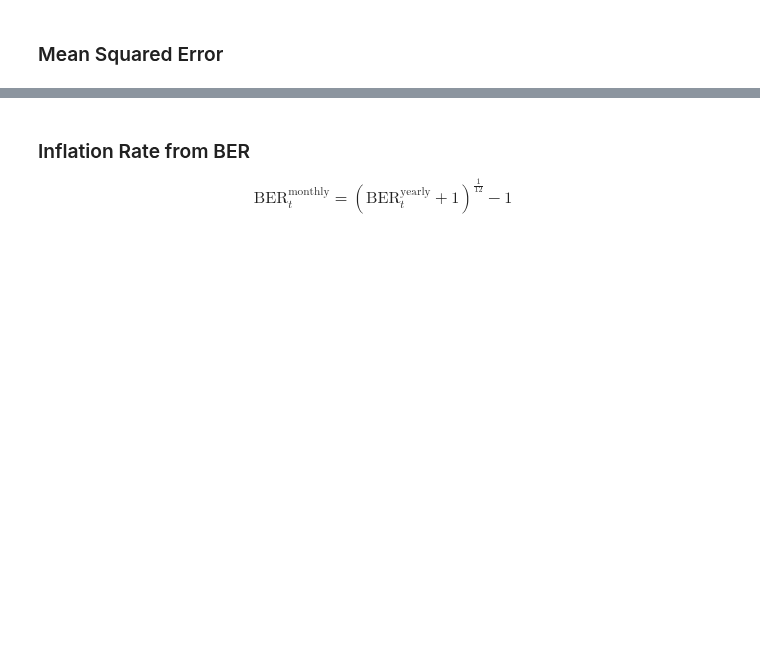
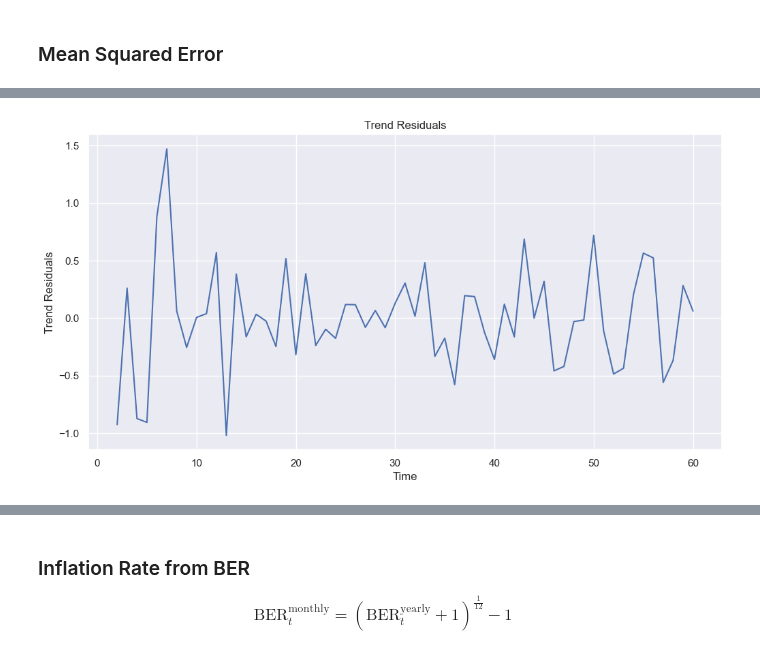
Before and after one commit to eddysanoli-galileo/Data-Analysis-Statistical-Modeling-and-Computation-in-Applications, a Jupyter notebook: Module 4 - Time Series/Project/Problem 3.ipynb, the cells around one changed output, grey strips where cells are left out. Drawn from its saved outputs; the diff is of its cells as text; code cells hidden in the pictures; blank space fills up the shorter version.

```diff
--- a/Module 4 - Time Series/Project/Problem 3.ipynb
+++ b/Module 4 - Time Series/Project/Problem 3.ipynb
@@ -306 +391,6 @@ RMSE: 0.38730980891932343
+# %%
+IR_train = (np.diff(y, axis=0) / y[:-1]) * 100
+IR_test = (np.diff(y_test, axis=0) / y_test[:-1]) * 100
+ts_train = X_train[1:]
+ts_test = X_test[1:]
 # %% [markdown]
@@ -363,0 +398,91 @@ Inflation rate for February 2013 (Difference of Logarithms): 0.2952865295193341
+# %%
+# Select the detrending method to use.
+# Notes:
+# - "linear-fit": Does not seem to properly detrend the data
+# - "diff": Seems to work better, but it is not clear why
+detrending_method = "diff"
+
+# ================ METHOD LOGIC ================ #
+
+if detrending_method == "linear-fit":
+
+    # Fit a linear regression model to the inflation rate
+    trend_fit = LinearRegression().fit(ts_train, IR_train)
+    IR_pred = trend_fit.predict(ts_train)
+
+    # Fetch the coefficients of the linear regression model
+    slope = trend_fit.coef_[0][0]
+    intercept = trend_fit.intercept_[0]
+
+    # Plot the linear trend
+    plt.figure(figsize=(12, 6))
+    plt.plot(ts_train, IR_train, label='Inflation Rate')
+    plt.plot(
+        ts_train,
+        IR_pred,
+        color='red',
+        label=f'Predicted Trend: {slope:.2f}t + ({intercept:.2f})'
+    )
+    plt.title('Predicted Trend')
+    plt.xlabel('Time')
+    plt.ylabel('Inflation Rate')
+    plt.legend()
+    plt.show()
+
+    # Calculate the trend residuals of the inflation rate for the train data. Then
+    # flatten them and convert them to a float64 type in order to use them in the
+    # ARIMA model.
+    trend_residuals_train = IR_train - IR_pred
+    trend_residuals_train = trend_residuals_train.flatten()
+    trend_residuals_train = trend_residuals_train.astype(np.float64)
+
+    # Calculate the test data trend residuals
+    trend_residuals_test = IR_test - trend_fit.predict(ts_test)
+    trend_residuals_test = trend_residuals_test.flatten()
+    trend_residuals_test = trend_residuals_test.astype(np.float64)
+
+    # Set the X-axis data for the trend
+    ts_train_trend = ts_train.copy()
+
+elif detrending_method == "diff":
+
+    # Number of differences to take
+    d = 1
+
+    # Establish the initial value of the inflation rate residuals
+    trend_residuals_train = IR_train.copy()
+    trend_residuals_test = IR_test.copy()
+
+    # Differenciate as many times as specified by the d variable
+    for i in range(d):
+        trend_residuals_train = np.diff(trend_residuals_train, axis=0)
+        trend_residuals_test = np.diff(trend_residuals_test, axis=0)
+
+    # Flatten the trend residuals and convert them to a float64 type in order to
+    # use them in the ARIMA model.
+    trend_residuals_train = trend_residuals_train.flatten()
+    trend_residuals_train = trend_residuals_train.astype(np.float64)
+    trend_residuals_test = trend_residuals_test.flatten()
+    trend_residuals_test = trend_residuals_test.astype(np.float64)
+
+    # Set the X-axis data for the trend
+    ts_train_trend = ts_train[d:]
+
+else:
+    raise ValueError("Invalid detrending method")
+
+# Plot the trend residuals
+plt.figure(figsize=(12, 6))
+plt.plot(ts_train_trend, trend_residuals_train, label='Trend Residuals')
+plt.title('Trend Residuals')
+plt.xlabel('Time')
+plt.ylabel('Trend Residuals')
+plt.show()
+
+# Check if the trend residuals are stationary
+print(
+    "Are the trend residuals stationary?",
+    adfuller(trend_residuals_train)[1] < 0.05
+)
+# %% [output]
+[figure, added]
```
Also changed, not shown: parts of 16 cells of this notebook, 14 other files.
